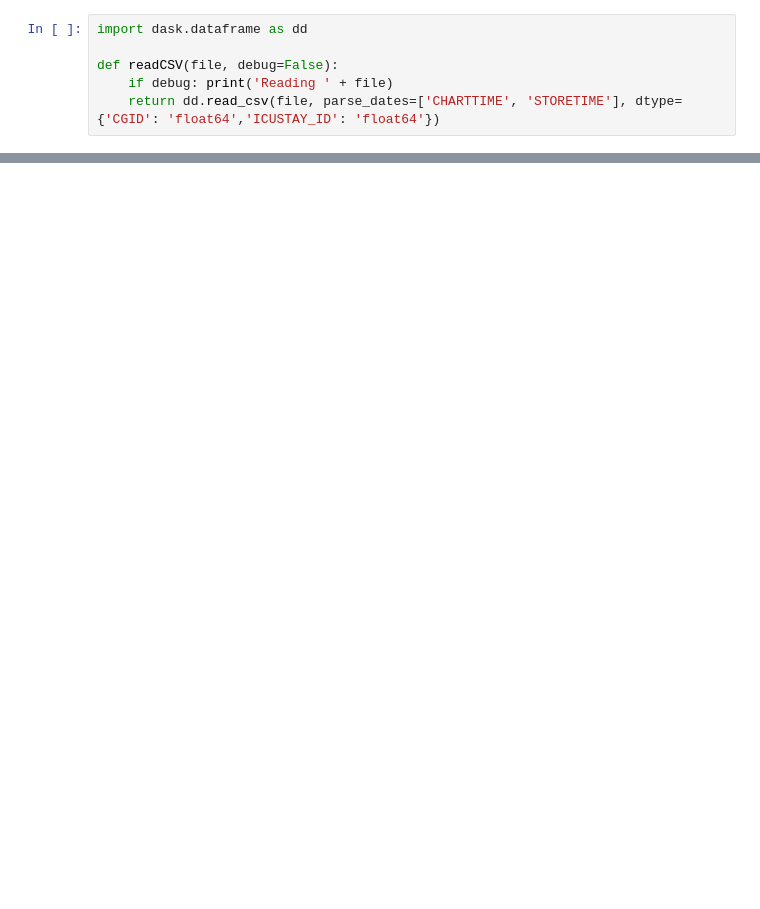
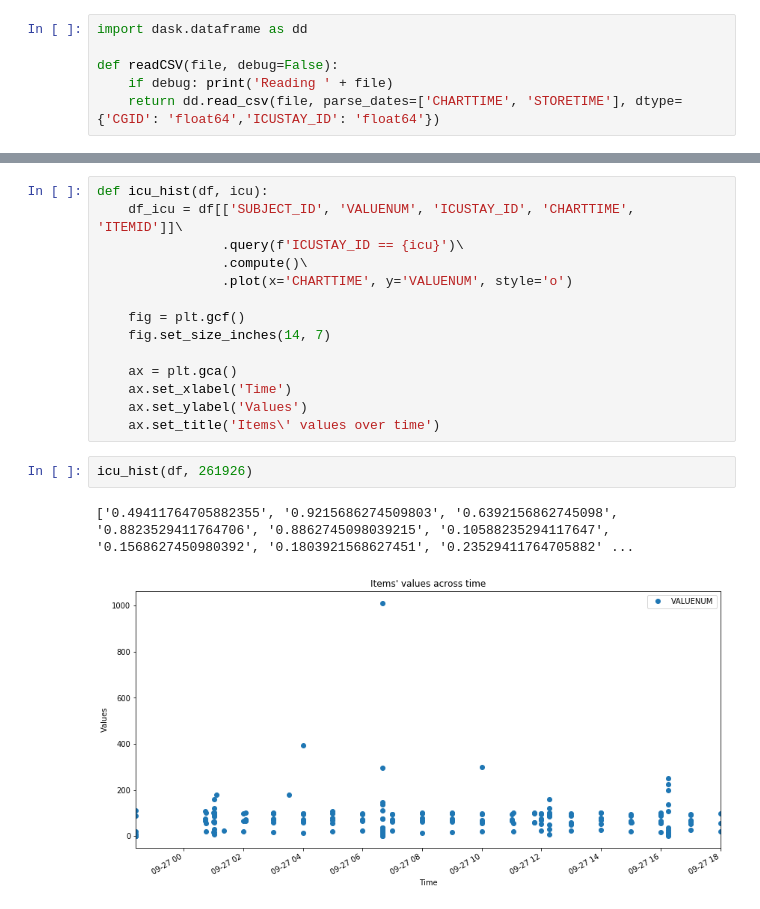
Before and after one commit to msramalho/fcup-bdcc, a Jupyter notebook: p2/BDCC_p2_dask.ipynb, the cells around one changed output, grey strips where cells are left out. Saved outputs shown, nothing was run; the diff lists cells and outputs as text; blank space fills up the shorter version.

```diff
--- a/p2/BDCC_p2_dask.ipynb
+++ b/p2/BDCC_p2_dask.ipynb
@@ -67,0 +111,19 @@ dtype: object
+# %%
+def icu_hist(df, icu):
+    df_icu = df[['SUBJECT_ID', 'VALUENUM', 'ICUSTAY_ID', 'CHARTTIME', 'ITEMID']]\
+                .query(f'ICUSTAY_ID == {icu}')\
+                .compute()\
+                .plot(x='CHARTTIME', y='VALUENUM', style='o')
+
+    fig = plt.gcf()
+    fig.set_size_inches(14, 7)
+
+    ax = plt.gca()
+    ax.set_xlabel('Time')
+    ax.set_ylabel('Values')
+    ax.set_title('Items\' values over time')
+# %%
+icu_hist(df, 261926)
+# %% [output]
+['0.49411764705882355', '0.9215686274509803', '0.6392156862745098', '0.8823529411764706', '0.8862745098039215', '0.10588235294117647', '0.1568627450980392', '0.1803921568627451', '0.23529411764705882' ...
+[figure, added]
```
Also changed, not shown: parts of 15 cells of this notebook.
